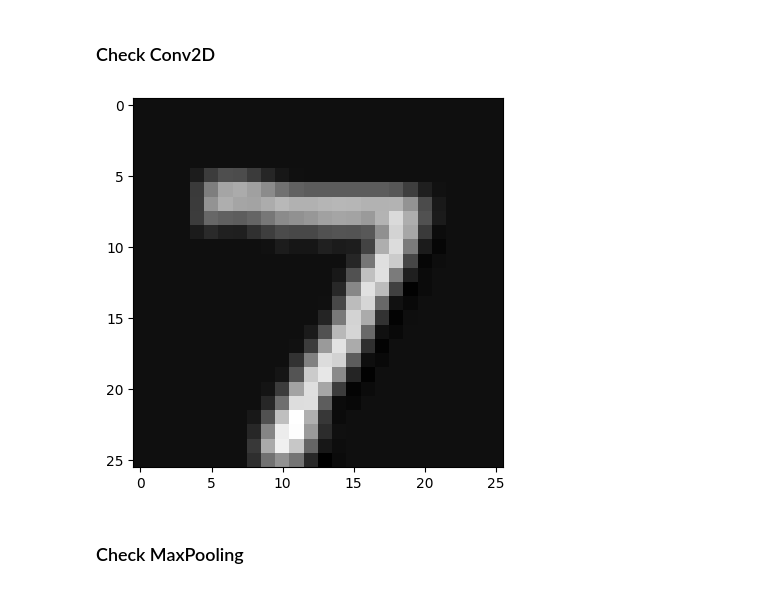
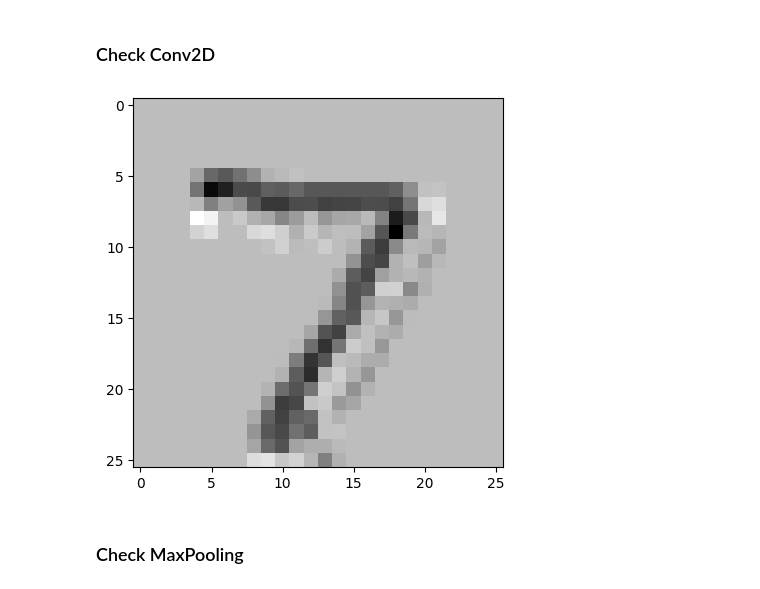
Before and after one commit to vmspereira/SI, a Jupyter notebook: scripts/eval5.ipynb, the cells around one changed output. Cells and saved outputs as stored; diff of their text form; code cells hidden in the pictures.

```diff
--- a/scripts/eval5.ipynb
+++ b/scripts/eval5.ipynb
@@ -50,10 +50,11 @@ from si.util import multiclass_accuracy
 ### Check Conv2D
 # %%
 conv = Conv2D((28, 28,1), (3, 3), 1)
+conv.initialize()
 out = conv.forward(test.X[:1])
 plot_img(out, shape=(26, 26))
 # %% [output]
-[figure, old version]
+[figure, new version]
 # %% [markdown]
 ### Check MaxPooling
 # %%
```
Also changed, not shown: parts of 6 cells of this notebook, 16 other files.
